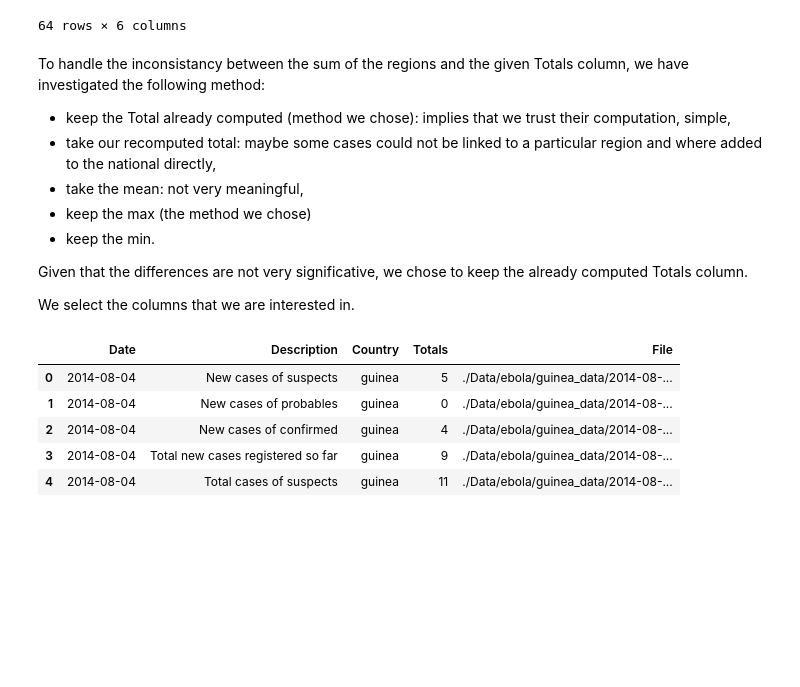
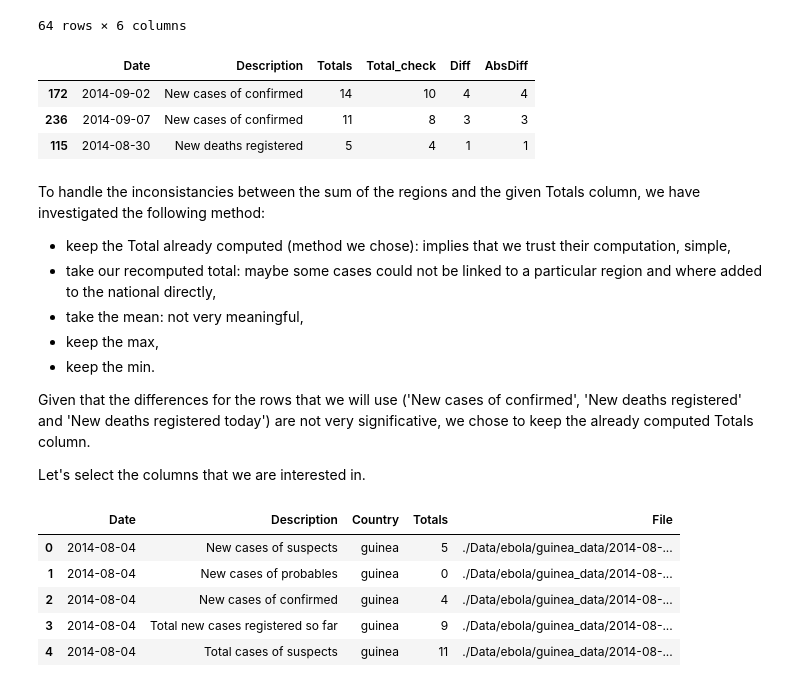
Before and after one commit to brunebastide/ADA, a Jupyter notebook: 01-pandas-and-data-wrangling/hw1.ipynb, the cells around one changed output. Cells and saved outputs as stored; diff of their text form; code cells hidden in the pictures; blank space fills up the shorter version.

```diff
--- a/01-pandas-and-data-wrangling/hw1.ipynb
+++ b/01-pandas-and-data-wrangling/hw1.ipynb
@@ -94,15 +94,16 @@ We first import all the files for Guinea. Given that we are not asked to do an a
 # %%
 guinea = import_df('guinea', date_fields=['Date'])
 
-# We do a sanity check that the Totals columns has been correctly computed for each row
-guinea = guinea[guinea.Description != 'Fatality rate for confirmed and probables'].copy()
-guinea_counts = guinea.drop(['Date', 'Description', 'File', 'Country', 'Totals'], axis=1).astype(np.int)
+guinea = guinea[guinea.Description != 'Fatality rate for confirmed and probables'].copy() # remove percentage
+guinea_counts = guinea.drop(
+    ['Date', 'Description', 'File', 'Country', 'Totals'], axis=1).astype(np.int) # keep regions counts
 guinea_totals = guinea_counts.sum(axis=1)
 guinea.Totals = guinea.Totals.astype(np.int)
 guinea['Total_check'] = guinea_totals
 guinea['Diff'] = guinea.Totals - guinea['Total_check']
 guinea['AbsDiff'] = (guinea.Totals - guinea['Total_check']).abs()
-guinea.loc[guinea.Diff != 0,['Date', 'Description', 'Totals', 'Total_check', 'Diff', 'AbsDiff']].sort_values(by='AbsDiff', ascending=False)
+
+guinea.loc[guinea.Diff != 0, ['Date', 'Description', 'Totals', 'Total_check', 'Diff', 'AbsDiff']].sort_values(by='AbsDiff', ascending=False)
 # %% [output]
 |  | Date | Description | Totals | Total_check | Diff | AbsDiff |
 | 233 | 2014-09-04 | Total samples tested | 249 | 2086 | -1837 | 1837 |
@@ -122,18 +123,29 @@ guinea.loc[guinea.Diff != 0,['Date', 'Description', 'Totals', 'Total_check', 'Di
 | 663 | 2014-09-30 | Total deaths (confirmed + probabl... | 714 | 713 | 1 | 1 |
 | 20 | 2014-08-04 | Total of deaths in confirmed case... | 138 | 139 | -1 | 1 |
 64 rows × 6 columns
+# %%
+useful_desc = ['New cases of confirmed', 'New deaths registered', 'New deaths registered today']
+guinea.loc[
+    (guinea.Diff != 0) & guinea.Description.isin(useful_desc),
+    ['Date', 'Description', 'Totals', 'Total_check', 'Diff', 'AbsDiff']].sort_values(by='AbsDiff', ascending=False)
+# %% [output]
+|  | Date | Description | Totals | Total_check | Diff | AbsDiff |
+| 172 | 2014-09-02 | New cases of confirmed | 14 | 10 | 4 | 4 |
+| 236 | 2014-09-07 | New cases of confirmed | 11 | 8 | 3 | 3 |
+| 115 | 2014-08-30 | New deaths registered | 5 | 4 | 1 | 1 |
 # %% [markdown]
-To handle the inconsistancy between the sum of the regions and the given Totals column, we have investigated the following method:
+To handle the inconsistancies between the sum of the regions and the given Totals column, we have investigated the following method:
 
 - keep the Total already computed (method we chose): implies that we trust their computation, simple,
 - take our recomputed total: maybe some cases could not be linked to a particular region and where added to the national directly,
 - take the mean: not very meaningful,
-- keep the max (the method we chose)
+- keep the max,
 - keep the min.
 
-Given that the differences are not very significative, we chose to keep the already computed Totals column.
+Given that the differences for the rows that we will use ('New cases of confirmed', 'New deaths registered' and 'New deaths registered today') are not very significative, we chose to keep the already computed Totals column.
 
-We select the columns that we are interested in.
+
+Let's select the columns that we are interested in.
 # %%
 guinea = guinea[['Date', 'Description', 'Country', 'Totals', 'File']]
 guinea.head()
```
Also changed, not shown: parts of 27 cells of this notebook.
